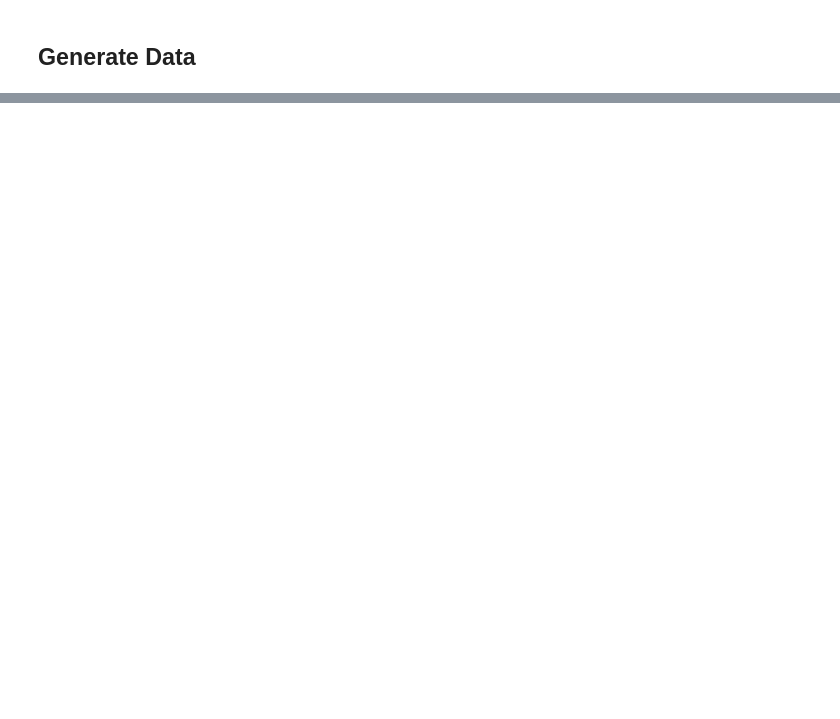
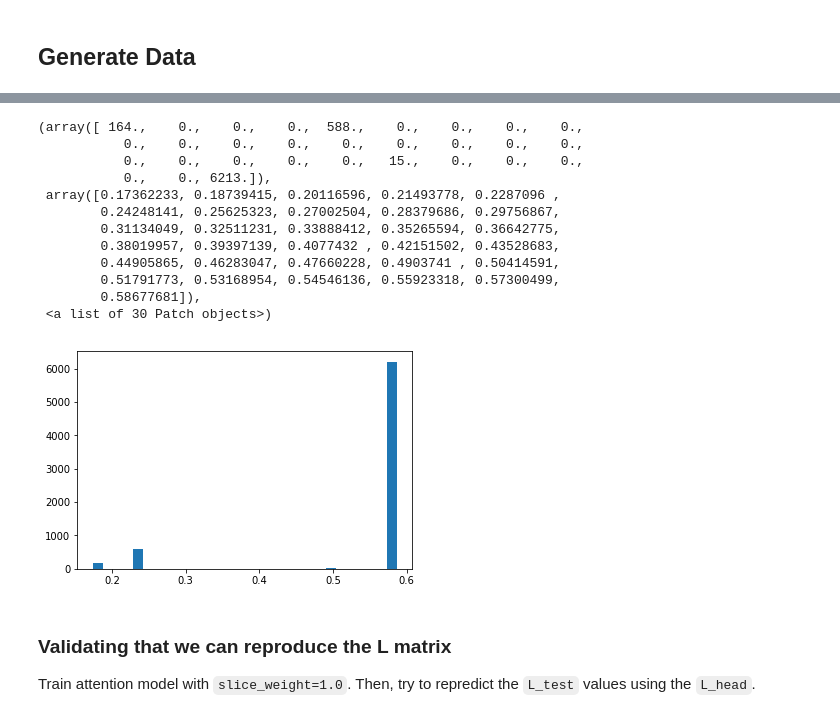
Before and after one commit to tsy935/metal, a Jupyter notebook: metal/contrib/slicing/synthetics/synthetics-sandbox.ipynb, the cells around one changed output, grey strips where cells are left out. Drawn from its saved outputs; the diff is of its cells as text; code cells hidden in the pictures; blank space fills up the shorter version.

```diff
--- a/metal/contrib/slicing/synthetics/synthetics-sandbox.ipynb
+++ b/metal/contrib/slicing/synthetics/synthetics-sandbox.ipynb
@@ -578,16 +23,0 @@ _num blue dots in red slice over num red dots in bottom right_
-# %%
-%%time
-
-from simulate import simulate, data_config, experiment_config, model_configs
-
-data_config['head_config']['r'] = 2
-experiment_config['use_weak_labels_from_gen_model'] = True
-experiment_config['x_var'] = 'cov.recall'
-experiment_config['num_trials'] = 10
-# experiment_config['x_range'] = [0.95]
-# experiment_config['verbose'] = True
-experiment_config['x_range'] = [0.6, 0.65, 0.7, 0.75, 0.8, 0.85, 0.9, 0.95]
-
-
-lf_rec_scores = simulate(data_config, generate_synthetic_data, experiment_config, model_configs)
-display_scores(lf_rec_scores, experiment_config['x_var'], experiment_config['x_range'])
@@ -595,0 +178,20 @@ plot_slice_scores(lf_rec_scores, xlabel="Head LF Recall")
+# %%
+Y_tilde_metal = generate_weak_labels(L_train)
+plt.hist(Y_tilde_metal[:, 0], 30)
+# %% [output]
+(array([ 164.,    0.,    0.,    0.,  588.,    0.,    0.,    0.,    0.,
+           0.,    0.,    0.,    0.,    0.,    0.,    0.,    0.,    0.,
+           0.,    0.,    0.,    0.,    0.,   15.,    0.,    0.,    0.,
+           0.,    0., 6213.]),
+ array([0.17362233, 0.18739415, 0.20116596, 0.21493778, 0.2287096 ,
+        0.24248141, 0.25625323, 0.27002504, 0.28379686, 0.29756867,
+        0.31134049, 0.32511231, 0.33888412, 0.35265594, 0.36642775,
+        0.38019957, 0.39397139, 0.4077432 , 0.42151502, 0.43528683,
+        0.44905865, 0.46283047, 0.47660228, 0.4903741 , 0.50414591,
+        0.51791773, 0.53168954, 0.54546136, 0.55923318, 0.57300499,
+        0.58677681]),
+ <a list of 30 Patch objects>)
+[figure, added]
+# %% [markdown]
+### Validating that we can reproduce the L matrix
+Train attention model with `slice_weight=1.0`. Then, try to repredict the `L_test` values using the `L_head`.
```
Also changed, not shown: parts of 51 cells of this notebook, 4 other files.
